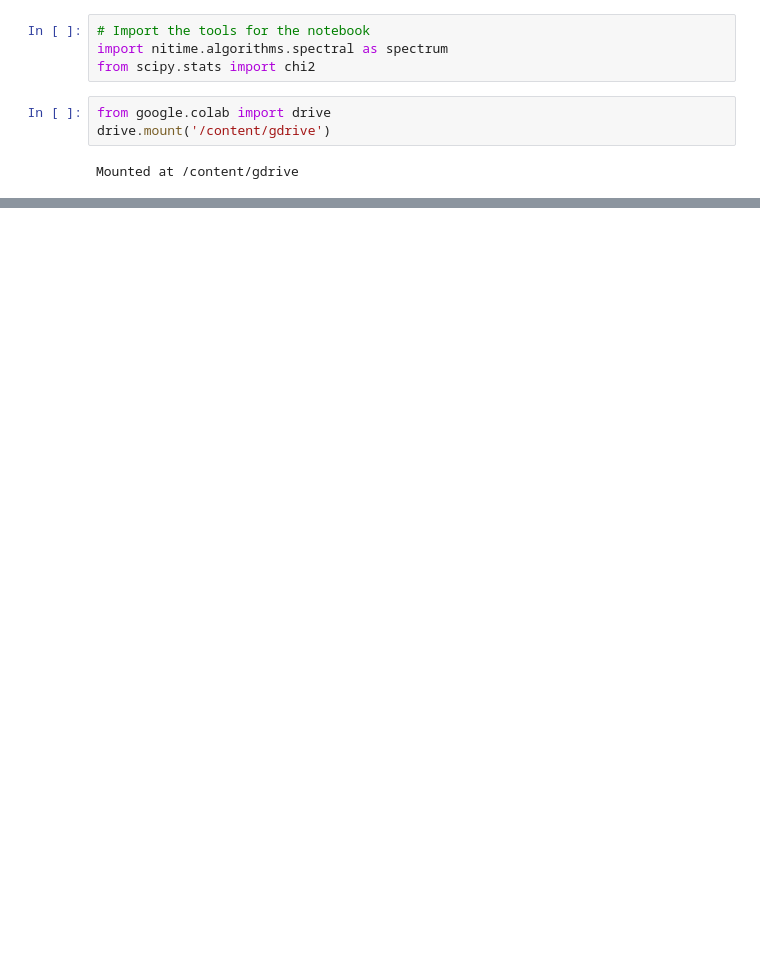
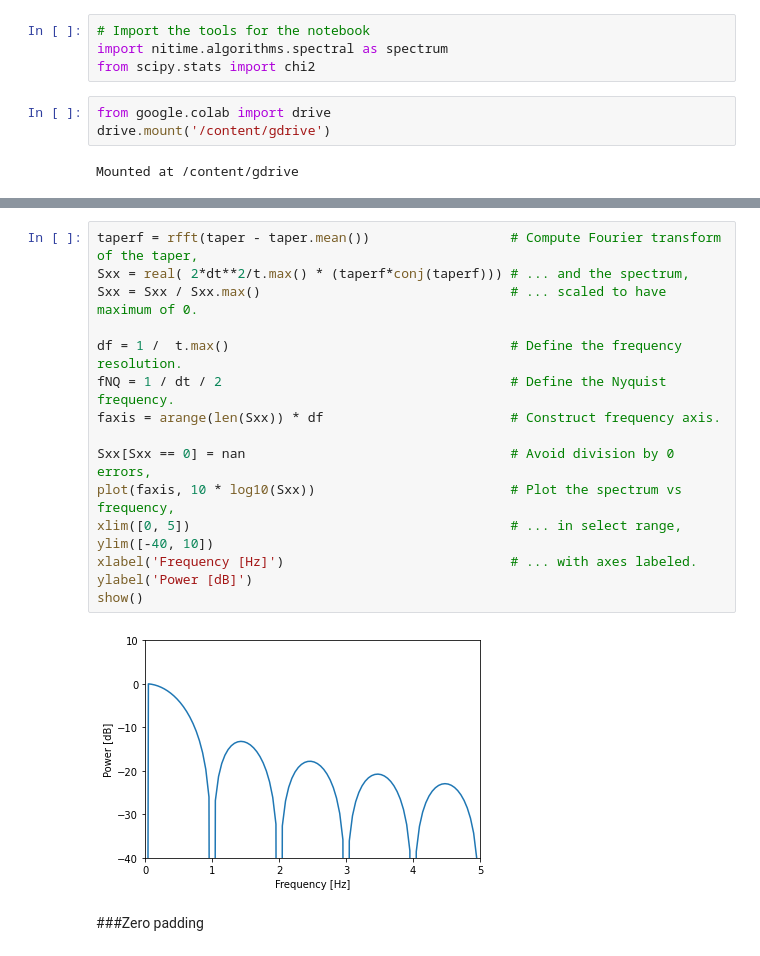
Before and after one commit to npinak/EEG, a Jupyter notebook: Python/The_Power_Spectrum_(Part_2)/The_Power_Spectrum_(Part_2).ipynb, the cells around one changed output, grey strips where cells are left out. Cells and saved outputs as stored; diff of their text form; blank space fills up the shorter version.

Commit message:
Changed power spectrum part 2 description

```diff
--- a/Python/The_Power_Spectrum_(Part_2)/The_Power_Spectrum_(Part_2).ipynb
+++ b/Python/The_Power_Spectrum_(Part_2)/The_Power_Spectrum_(Part_2).ipynb
@@ -107,0 +119,20 @@ show()
+# %%
+taperf = rfft(taper - taper.mean())                  # Compute Fourier transform of the taper,
+Sxx = real( 2*dt**2/t.max() * (taperf*conj(taperf))) # ... and the spectrum,
+Sxx = Sxx / Sxx.max()                                # ... scaled to have maximum of 0.
+
+df = 1 /  t.max()                                    # Define the frequency resolution.
+fNQ = 1 / dt / 2                                     # Define the Nyquist frequency.
+faxis = arange(len(Sxx)) * df                        # Construct frequency axis.
+
+Sxx[Sxx == 0] = nan                                  # Avoid division by 0 errors,
+plot(faxis, 10 * log10(Sxx))                         # Plot the spectrum vs frequency,
+xlim([0, 5])                                         # ... in select range,
+ylim([-40, 10])
+xlabel('Frequency [Hz]')                             # ... with axes labeled.
+ylabel('Power [dB]')
+show()
+# %% [output]
+[figure, added]
+# %% [markdown]
+###Zero padding
```
Also changed, not shown: parts of 16 cells of this notebook, 2 other files.
